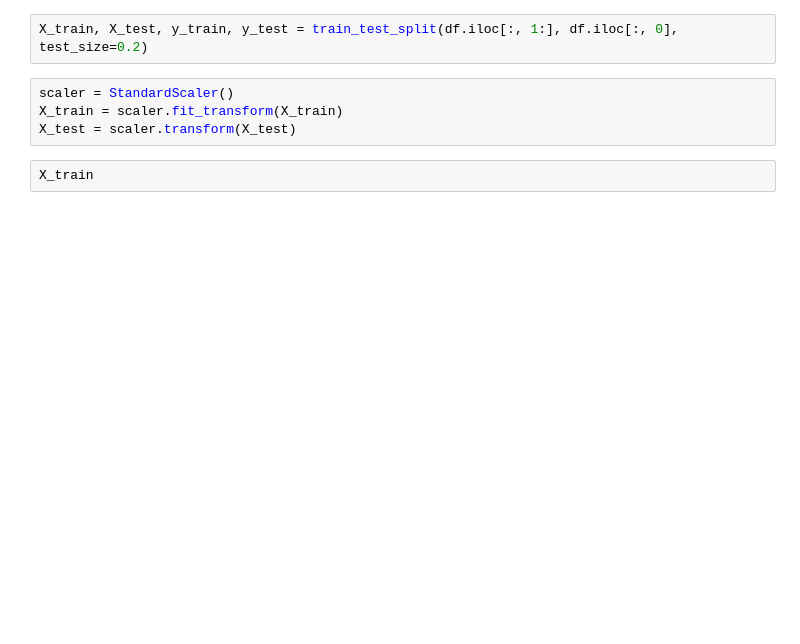
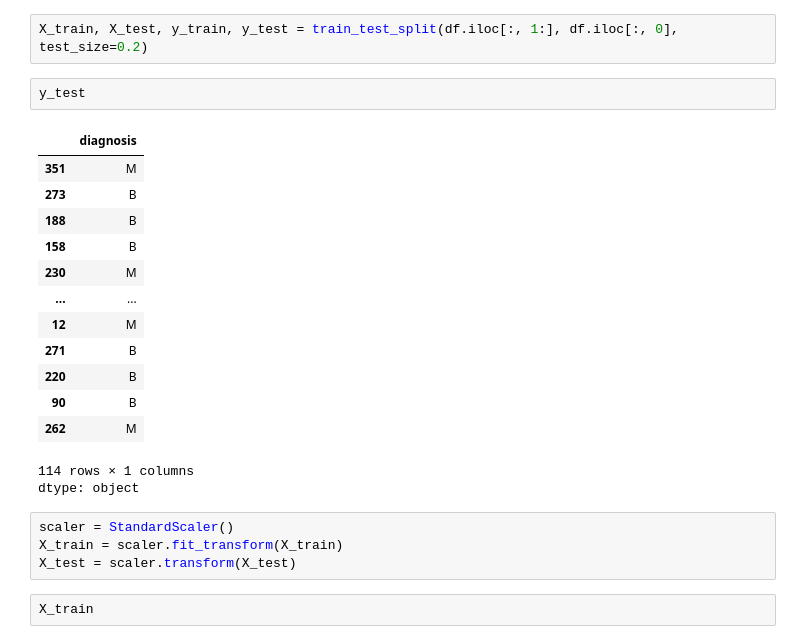
Before and after one commit to amathe1/GenAI-AgenticAI-Hub, a Jupyter notebook: Pytorch_Dataset_&_Dataloader_Classes.ipynb, the cells around one changed output. Drawn from its saved outputs; the diff is of its cells as text; blank space fills up the shorter version.

```diff
--- a/Pytorch_Dataset_&_Dataloader_Classes.ipynb
+++ b/Pytorch_Dataset_&_Dataloader_Classes.ipynb
@@ -41,5 +58,22 @@ NameError: name 'df' is not defined
 # %%
 X_train, X_test, y_train, y_test = train_test_split(df.iloc[:, 1:], df.iloc[:, 0], test_size=0.2)
+# %%
+y_test
+# %% [output]
+|  | diagnosis |
+| 351 | M |
+| 273 | B |
+| 188 | B |
+| 158 | B |
+| 230 | M |
+| ... | ... |
+| 12 | M |
+| 271 | B |
+| 220 | B |
+| 90 | B |
+| 262 | M |
+114 rows × 1 columns
+dtype: object
 # %%
 scaler = StandardScaler()
 X_train = scaler.fit_transform(X_train)
```
Also changed, not shown: parts of 21 cells of this notebook.
